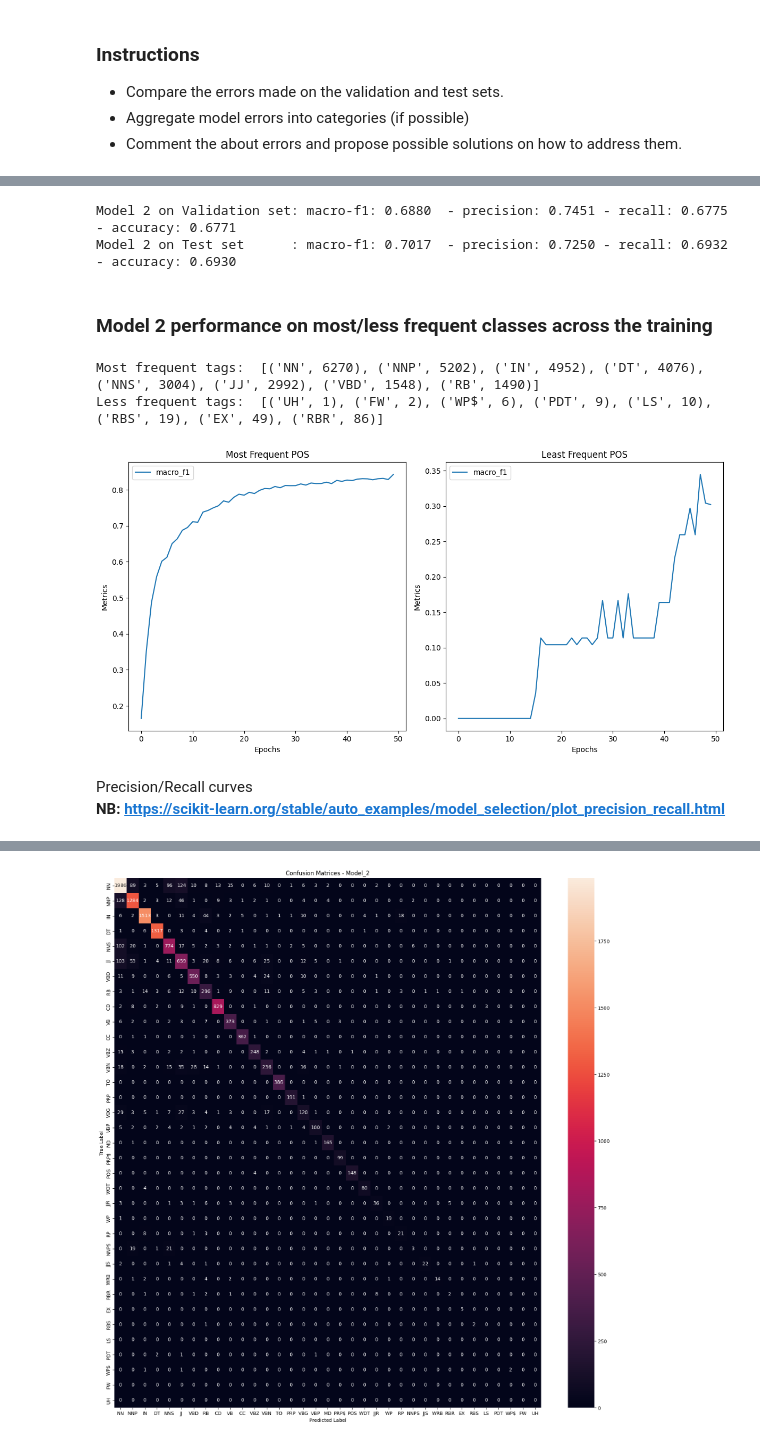
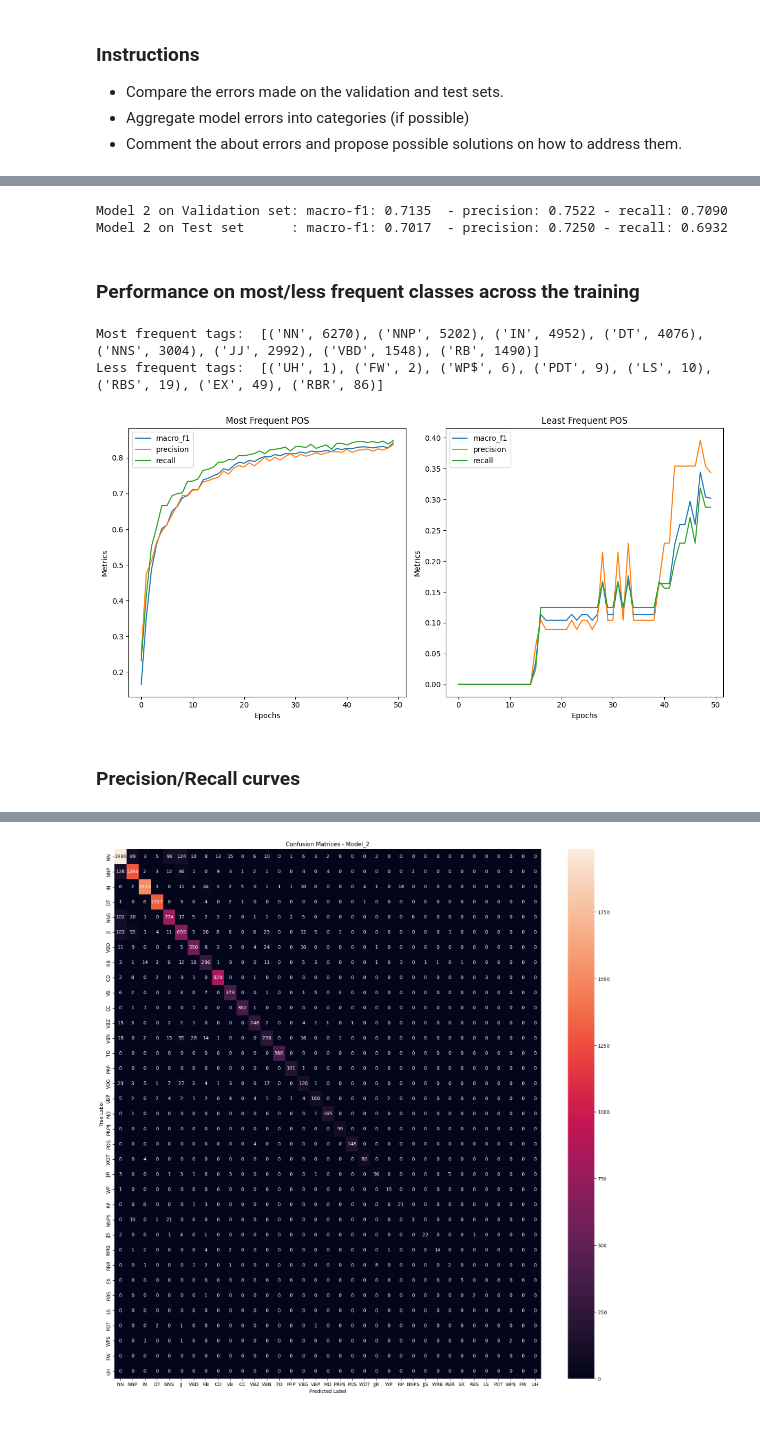
Before and after one commit to LorenzoScaioli/NLP_POS-tagging, a Jupyter notebook: Assignment1.ipynb, the cells around one changed output, grey strips where cells are left out. Drawn from its saved outputs; the diff is of its cells as text; code cells hidden in the pictures.

```diff
--- a/Assignment1.ipynb
+++ b/Assignment1.ipynb
@@ -552,19 +552,17 @@ def get_metrics (model, x, y_true, tags, metrics_dict, dataset_name):
 
     cm = confusion_matrix(y_true_pos_clean, y_pred_pos_clean, labels=tags)
     precision, recall, f1, accuracy = np.zeros(len(tags)), np.zeros(len(tags)), np.zeros(len(tags)), np.zeros(len(tags))
-    TP, FP, FN = np.zeros(len(tags)), np.zeros(len(tags)), np.zeros(len(tags))
+    TP, FP, FN, TN = np.zeros(len(tags)), np.zeros(len(tags)), np.zeros(len(tags)), np.zeros(len(tags))
 
     for idx, label in enumerate(tags):
         TP[idx] = cm[idx,idx]
         FP[idx] = sum(cm[:,idx]) - TP[idx]
         FN[idx] = sum(cm[idx,:]) - TP[idx]
+        TN[idx] = sum(sum(cm)) - TP[idx] - FP[idx] - FN[idx]
         precision[idx] = (TP[idx] / (TP[idx] + FP[idx])) if (TP[idx] + FP[idx]) > 0 else 0
         recall[idx] = (TP[idx] / (TP[idx] + FN[idx])) if (TP[idx] + FN[idx]) > 0 else 0
         f1[idx] = (2 * precision[idx] * recall[idx] / (precision[idx] + recall[idx])) if (precision[idx] + recall[idx]) > 0 else 0
-        mask = np.array(y_true_pos_clean) == label
-        masked_true = np.array(y_true_pos_clean)[mask]
-        masked_pred = np.array(y_pred_pos_clean)[mask]
-        accuracy[idx] = (accuracy_score(masked_true, masked_pred)) if (any(mask)) > 0 else 0
+        accuracy[idx] = (TP[idx] + TN[idx]) / (TP[idx] + FP[idx] + FN[idx] + TN[idx])
 
     for idx, label in enumerate(tags):
         metrics_dict['precision'][label].append(precision[idx])
@@ -854,0 +855,4 @@ best_model = Model_2_3236146088 # best model is Model 2
+# %%
+seed_nr = 2
+best_model = globals()['Model_2_'+str(seeds[seed_nr])]
+print(f"Best model: {best_model.name} with seed {seeds[seed_nr]}")
@@ -884,20 +891,18 @@ test_scores = best_model.evaluate(x_test_pad, y_test_pad)
 # %%
-seed_nr = 3
-model = trained_models[seed_nr+2*len(seeds)]
 model_metrics = dict()
 
-for key in trained_metrics_dict_val[0].keys():
-    model_metrics[key] = np.mean([trained_metrics_dict_val[seed_nr+2*len(seeds)][key][pos][-1] for pos in list_of_pos if pos not in ignore_classes])
-print("Model 2 on Validation set: macro-f1: {:.4f}  - precision: {:.4f} - recall: {:.4f} - accuracy: {:.4f}".format(model_metrics['macro_f1'], model_metrics['precision'], model_metrics['recall'], model_metrics['accuracy']))
+for key in metrics_dict_val.keys():
+    model_metrics[key] = np.mean([metrics_dict_val[key][pos][-1] for pos in list_of_pos if pos not in ignore_classes])
+print("Model 2 on Validation set: macro-f1: {:.4f}  - precision: {:.4f} - recall: {:.4f}".format(model_metrics['macro_f1'], model_metrics['precision'], model_metrics['recall']))
 
 for key in metrics_dict.keys():
     model_metrics[key] = np.mean([metrics_dict[key][pos][-1] for pos in list_of_pos if pos not in ignore_classes])
-print("Model 2 on Test set      : macro-f1: {:.4f}  - precision: {:.4f} - recall: {:.4f} - accuracy: {:.4f}".format(model_metrics['macro_f1'], model_metrics['precision'], model_metrics['recall'], model_metrics['accuracy']))
+print("Model 2 on Test set      : macro-f1: {:.4f}  - precision: {:.4f} - recall: {:.4f}".format(model_metrics['macro_f1'], model_metrics['precision'], model_metrics['recall']))
 # %% [output]
-Model 2 on Validation set: macro-f1: 0.6880  - precision: 0.7451 - recall: 0.6775 - accuracy: 0.6771
-Model 2 on Test set      : macro-f1: 0.7017  - precision: 0.7250 - recall: 0.6932 - accuracy: 0.6930
+Model 2 on Validation set: macro-f1: 0.7135  - precision: 0.7522 - recall: 0.7090
+Model 2 on Test set      : macro-f1: 0.7017  - precision: 0.7250 - recall: 0.6932
 # %% [markdown]
-### Model 2 performance on most/less frequent classes across the training
+### Performance on most/less frequent classes across the training
 # %%
 def mf_lf_plots(mf_metrics_dict, lf_metrics_dict):
     keys = list(mf_metrics_dict.keys())
@@ -926,33 +931,30 @@ def mf_lf_plots(mf_metrics_dict, lf_metrics_dict):
 # %%
 y_train_pos = [ [pos for pos in df_train[df_train['phrase_id']==nr_phrase]['pos']] for nr_phrase in set(df_train['phrase_id']) ]
 y_train_pos_flat = [tag for phrase in y_train_pos for tag in phrase]
 y_train_pos_clean = [tag for tag in y_train_pos_flat if tag not in ignore_classes]
 mf_tags = sorted(set(y_train_pos_clean), key=y_train_pos_clean.count, reverse=True)[:8]
 lf_tags = sorted(set(y_train_pos_clean), key=y_train_pos_clean.count)[:8]
 
-mf_metrics_dict = {'macro_f1': {tag: metrics_dict['macro_f1'][tag] for tag in mf_tags}#,
-                #    'precision': {tag: metrics_dict['precision'][tag] for tag in mf_tags},
-                #    'recall': {tag: metrics_dict['recall'][tag] for tag in mf_tags},
-                #    'accuracy': {tag: metrics_dict['accuracy'][tag] for tag in mf_tags}
+mf_metrics_dict = {'macro_f1': {tag: metrics_dict['macro_f1'][tag] for tag in mf_tags},
+                   'precision': {tag: metrics_dict['precision'][tag] for tag in mf_tags},
+                   'recall': {tag: metrics_dict['recall'][tag] for tag in mf_tags}
                    }
 
-lf_metrics_dict = {'macro_f1': {tag: metrics_dict['macro_f1'][tag] for tag in lf_tags}#,
-                #    'precision': {tag: metrics_dict['precision'][tag] for tag in lf_tags},
-                #    'recall': {tag: metrics_dict['recall'][tag] for tag in lf_tags},
-                #    'accuracy': {tag: metrics_dict['accuracy'][tag] for tag in lf_tags}
+lf_metrics_dict = {'macro_f1': {tag: metrics_dict['macro_f1'][tag] for tag in lf_tags},
+                   'precision': {tag: metrics_dict['precision'][tag] for tag in lf_tags},
+                   'recall': {tag: metrics_dict['recall'][tag] for tag in lf_tags}
                    }
 
 print("Most frequent tags: ", [(tag, y_train_pos_clean.count(tag)) for tag in mf_tags])
 print("Less frequent tags: ", [(tag, y_train_pos_clean.count(tag)) for tag in lf_tags])
 
 mf_lf_plots(mf_metrics_dict, lf_metrics_dict)
 # %% [output]
 Most frequent tags:  [('NN', 6270), ('NNP', 5202), ('IN', 4952), ('DT', 4076), ('NNS', 3004), ('JJ', 2992), ('VBD', 1548), ('RB', 1490)]
 Less frequent tags:  [('UH', 1), ('FW', 2), ('WP$', 6), ('PDT', 9), ('LS', 10), ('RBS', 19), ('EX', 49), ('RBR', 86)]
-[figure, old version]
+[figure, new version]
-# %% [markdown]
-Precision/Recall curves <br>
-**NB: https://scikit-learn.org/stable/auto_examples/model_selection/plot_precision_recall.html**
+# %% [markdown]
+### Precision/Recall curves <br>
 # %%
 from sklearn.metrics import (precision_recall_curve, PrecisionRecallDisplay)
 import warnings
```
Also changed, not shown: parts of 28 cells of this notebook.
